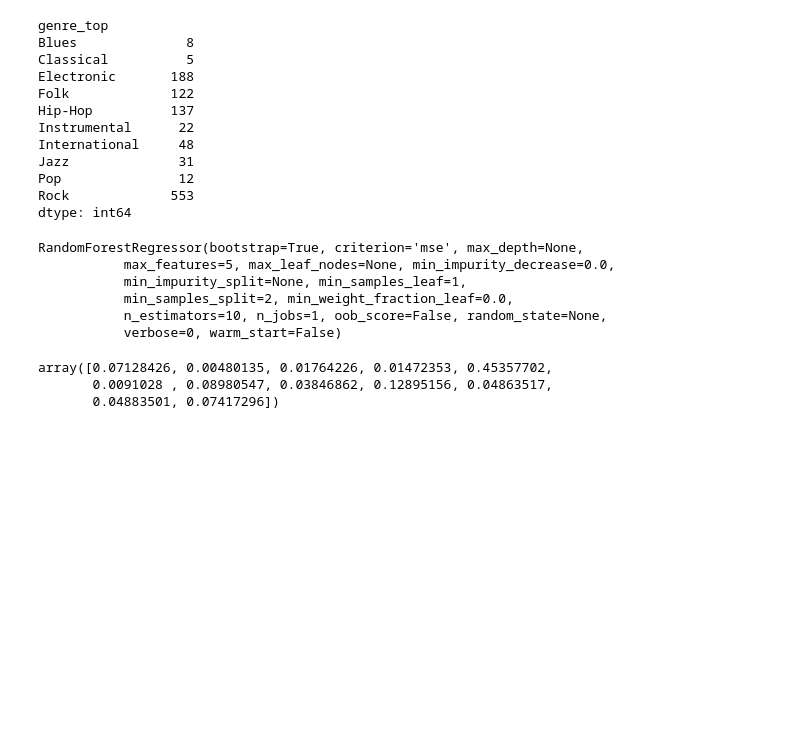
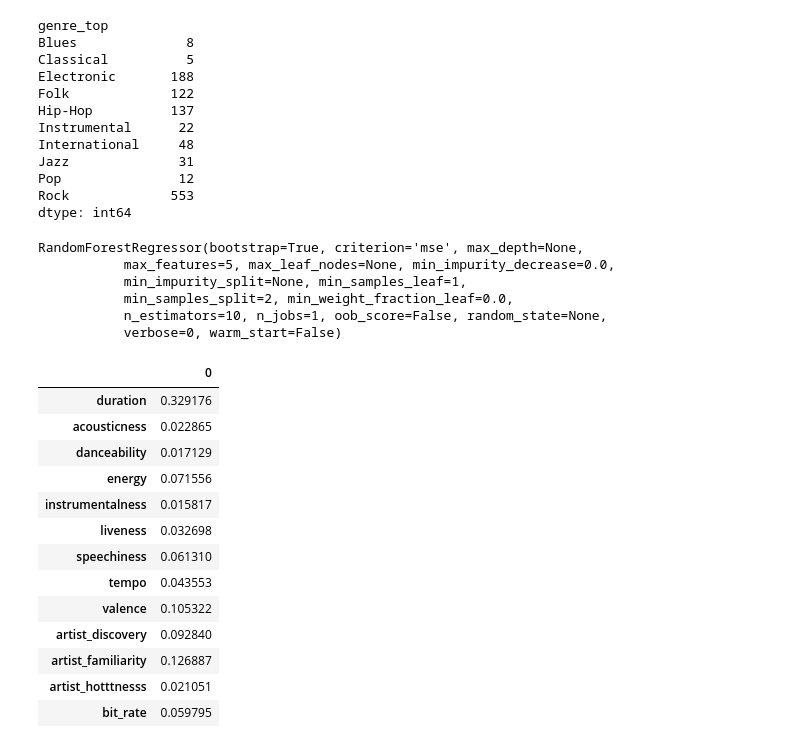
Before and after one commit to Columbia-Intro-Data-Science/python-introduction-sq2157, a Jupyter notebook: project.ipynb, the cells around one changed output. Cells and saved outputs as stored; diff of their text form; code cells hidden in the pictures; blank space fills up the shorter version.

```diff
--- a/project.ipynb
+++ b/project.ipynb
@@ -141,9 +145,10 @@ y_scaled = scaler.fit_transform(y.reshape(-1,1))
 # %%
 from sklearn.ensemble import RandomForestRegressor
 from sklearn.datasets import make_regression
-X_scaled, y_scaled = make_regression(n_features=12, n_targets=2,random_state=7, shuffle=True)
+X_scaled, y_scaled = make_regression(n_features=13, n_targets=5,random_state=7, shuffle=True)
+
 regr = RandomForestRegressor(random_state=7)
-regr.fit(X, y)
+regr.fit(X_scaled, y_scaled )
 RandomForestRegressor(bootstrap=True, criterion='mse',max_features=5)
 # %% [output]
 RandomForestRegressor(bootstrap=True, criterion='mse', max_depth=None,
@@ -152,9 +157,3 @@ RandomForestRegressor(bootstrap=True, criterion='mse', max_depth=None,
            min_samples_split=2, min_weight_fraction_leaf=0.0,
            n_estimators=10, n_jobs=1, oob_score=False, random_state=None,
            verbose=0, warm_start=False)
-# %%
-regr.feature_importances_
-# %% [output]
-array([0.07128426, 0.00480135, 0.01764226, 0.01472353, 0.45357702,
-       0.0091028 , 0.08980547, 0.03846862, 0.12895156, 0.04863517,
-       0.04883501, 0.07417296])
@@ -162,0 +160,19 @@ X1 = te[['danceability','liveness','tempo','valence','artist_hotttnesss','bit_ra
+# %%
+#type(regr.feature_importances_)
+x=pd.DataFrame(regr.feature_importances_,index=['duration','acousticness','danceability','energy','instrumentalness','liveness','speechiness','tempo','valence','artist_discovery','artist_familiarity','artist_hotttnesss','bit_rate'])
+x
+# %% [output]
+|  | 0 |
+| duration | 0.329176 |
+| acousticness | 0.022865 |
+| danceability | 0.017129 |
+| energy | 0.071556 |
+| instrumentalness | 0.015817 |
+| liveness | 0.032698 |
+| speechiness | 0.061310 |
+| tempo | 0.043553 |
+| valence | 0.105322 |
+| artist_discovery | 0.092840 |
+| artist_familiarity | 0.126887 |
+| artist_hotttnesss | 0.021051 |
+| bit_rate | 0.059795 |
```
Also changed, not shown: parts of 13 cells of this notebook.
